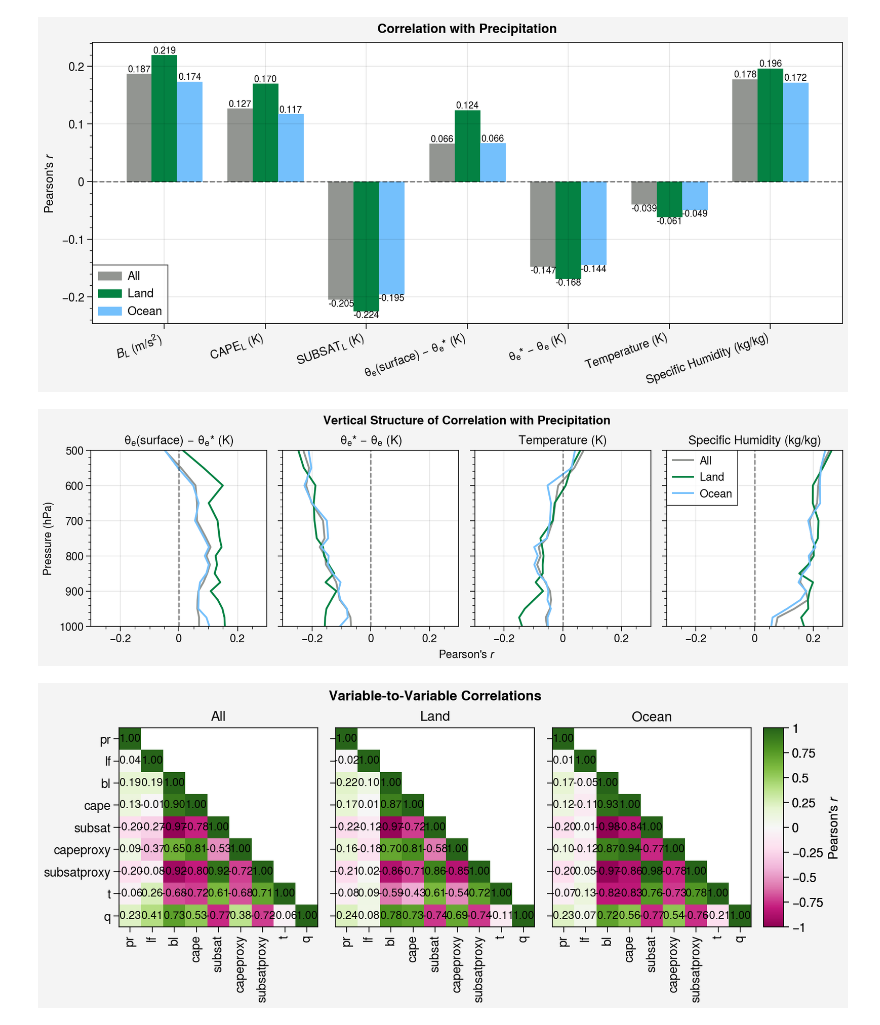
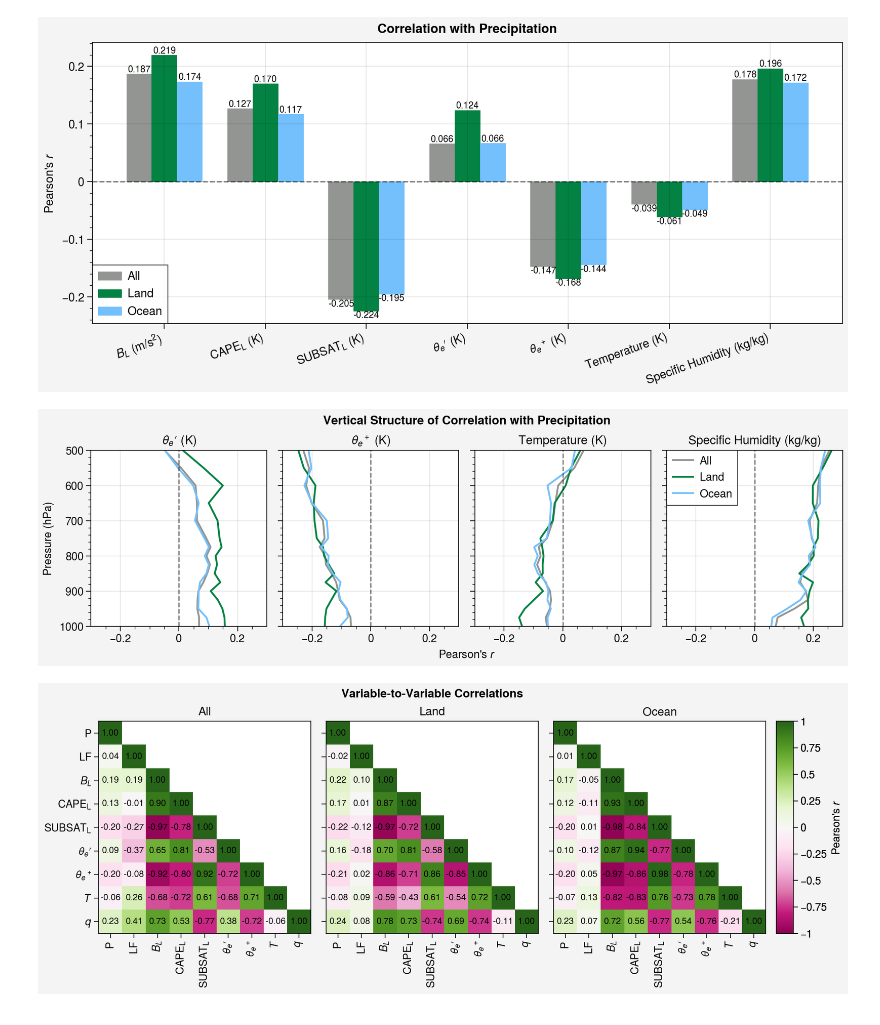
Before and after one commit to savannahferretti/monsoon-sr, a Jupyter notebook: notebooks/correlations.ipynb, the cells around one changed output. Cells and saved outputs as stored; diff of their text form; code cells hidden in the pictures.

```diff
--- a/notebooks/correlations.ipynb
+++ b/notebooks/correlations.ipynb
@@ -36,14 +36,14 @@ variables = {
         'label':'$SUBSAT_L$ (K)',
         'is_4D':False,
         'analyze':True},
-    'capeproxy':{
-        'data':xr.open_dataarray(f'{FILEDIR}/capeproxy.nc',engine='h5netcdf'),
-        'label':r'$\theta_{e}$(surface) $-$ $\theta_{e}$* (K)',
+    'thetaeprime':{
+        'data':xr.open_dataarray(f'{FILEDIR}/thetaeprime.nc',engine='h5netcdf'),
+        'label':r'$\mathit{\theta_{e}}\prime$ (K)',
         'is_4D':True,
         'analyze':True},
-    'subsatproxy':{
-        'data':xr.open_dataarray(f'{FILEDIR}/subsatproxy.nc',engine='h5netcdf'),
-        'label':r'$\theta_{e}$* $-$ $\theta_{e}$ (K)',
+    'thetaeplus':{
+        'data':xr.open_dataarray(f'{FILEDIR}/thetaeplus.nc',engine='h5netcdf'),
+        'label':r'$\mathit{\theta_{e}}^+$ (K)',
         'is_4D':True,
         'analyze':True},
     't':{
@@ -151,7 +151,7 @@ ax.axhline(0,color='k',alpha=0.5,linewidth=1,linestyle='--')
 ax.legend(loc='ll',ncols=1)
 pplt.show()
 # %% [output]
-[figure, old version]
+[figure, new version]
 # %%
 vars4D = [(varname,varinfo) for varname,varinfo in variables.items() if varinfo.get('analyze',False) and varinfo['is_4D']]
 
@@ -169,5 +169,5 @@ for i,(varname,varinfo) in enumerate(vars4D):
 axs[3].legend(loc='ul',ncols=1)
 pplt.show()
 # %% [output]
-[figure, old version]
+[figure, new version]
 # %%
@@ -200,22 +200,25 @@ corrall   = np.corrcoef(matrix[:,finite])
 corrland  = np.corrcoef(matrix[:,finite&land])
 corrocean = np.corrcoef(matrix[:,finite&ocean])
 # %%
-fig,axs = pplt.subplots(ncols=3,refwidth=2,share=True)
+labellist = ['P','LF','$\\mathit{B_L}$','$CAPE_L$','$SUBSAT_L$','$\\mathit{\\theta_{e}}\\prime$',
+             '$\\mathit{\\theta_{e}}^+$','$\\mathit{T}$','$\\mathit{q}$']
+
+fig,axs = pplt.subplots(ncols=3,refwidth=2.5,share=True)
 axs.format(suptitle='Variable-to-Variable Correlations',grid=False,
-           xlocator=range(len(varlist)),xminorlocator='none',xformatter=varlist,xrotation=90,
-           ylocator=range(len(varlist)),yminorlocator='none',yformatter=varlist)
+           xlocator=range(len(varlist)),xminorlocator='none',xformatter=labellist,xrotation=90,
+           ylocator=range(len(varlist)),yminorlocator='none',yformatter=labellist)
 for ax,corr,title in zip(axs,(corrall,corrland,corrocean),('All','Land','Ocean')):
     corrtri   = corr.copy().astype(float)
     upperidxs = np.triu_indices_from(corrtri,k=1)
     corrtri[upperidxs] = np.nan
     m = ax.imshow(corrtri,vmin=-1,vmax=1,cmap='PiYG',interpolation='none')
     ax.format(title=title)
     for i in range(len(varlist)):
         for j in range(i+1):
             val = 1.0 if i==j else corr[i,j]
             if np.isfinite(val):
-                ax.text(j,i,f'{val:.2f}',ha='center',va='center',fontsize=8)
+                ax.text(j,i,f'{val:.2f}',ha='center',va='center',fontsize=7.5)
 fig.colorbar(m,loc='r',label="Pearson's $\mathit{r}$")
 pplt.show()
 # %% [output]
-[figure, old version]
+[figure, new version]
```
Also changed, not shown: parts of 2 cells of this notebook, 23 other files.
